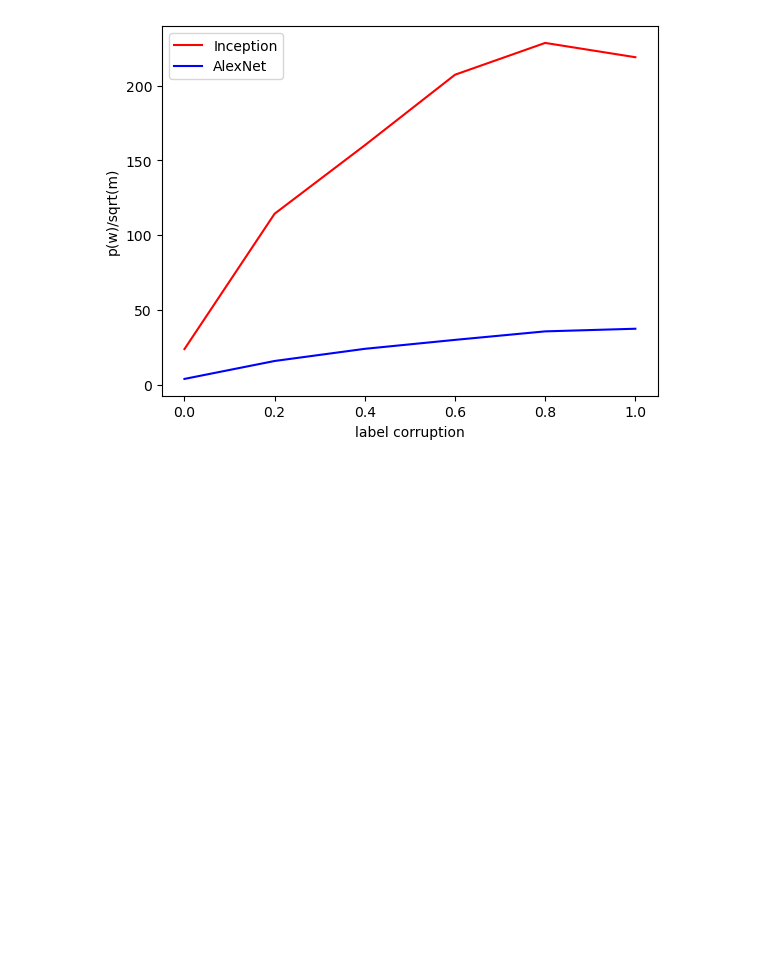
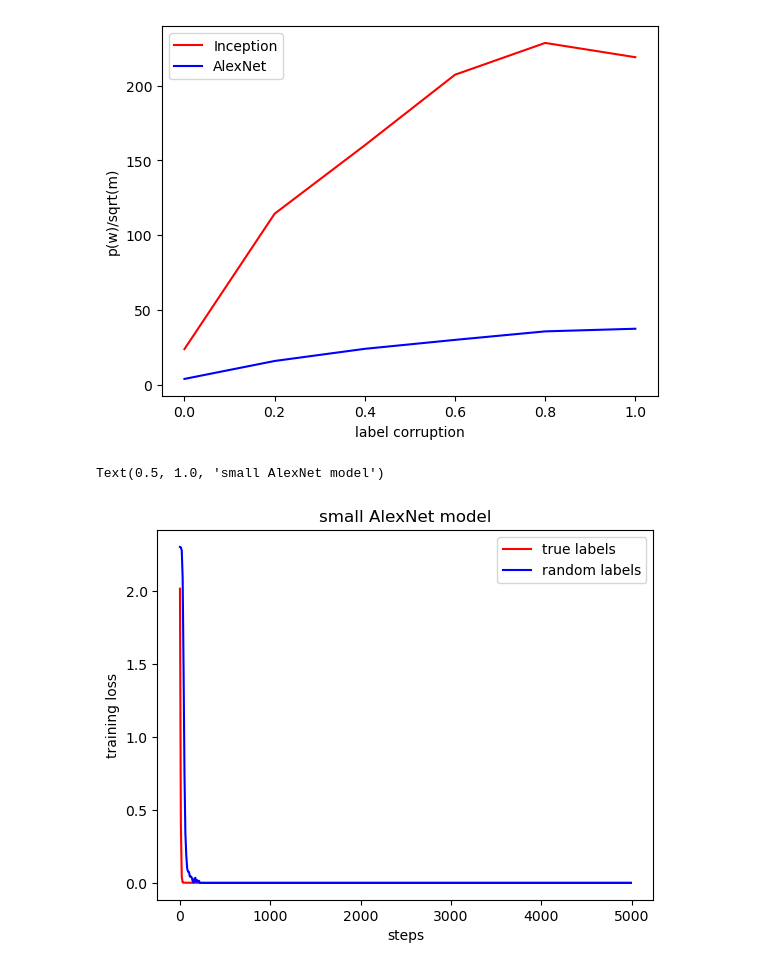
Before and after one commit to wsshen/MachineLearning, a Jupyter notebook: CIFAR/norm_plot.ipynb, the cells around one changed output. Cells and saved outputs as stored; diff of their text form; code cells hidden in the pictures; blank space fills up the shorter version.

```diff
--- a/CIFAR/norm_plot.ipynb
+++ b/CIFAR/norm_plot.ipynb
@@ -253,34 +259,52 @@ for i in range(len(sub_folder00)):
 norm = norm/np.sqrt(50000)
 
 plt.plot(np.arange(0,1.2,0.2),norm,'r')
+norm = np.zeros(len(sub_folder01))
+for i in range(len(sub_folder01)):
+    directory = dir01 + os.sep + sub_folder01[i]
+    weights_dir = directory + os.sep + file_weights
+    model = AlexnetSmall(3)
+    model.load_state_dict(torch.load(weights_dir,weights_only=True))
+
+    for param in model.parameters():
+        norm[i] +=np.sum(torch.detach(param).numpy()**2)
+norm = norm/np.sqrt(50000)
+plt.plot(np.arange(0,1.2,0.2),norm,'b')
+
+plt.legend(['Inception','AlexNet'])
+plt.xlabel('label corruption')
+plt.ylabel('p(w)/sqrt(m)')
 # %% [output]
 Text(0, 0.5, 'p(w)/sqrt(m)')
 [figure]
 # %%
 losses = []
 plt.figure()
 for i in result_samples:
     file_results = 'file'+str(i)+'.pkl'
-    directory = dir00 + os.sep + sub_folder00[0]
+    directory = dir01 + os.sep + sub_folder01[0]
     results_dir = directory + os.sep + file_results
     with open(results_dir,'rb') as f:
         results = pickle.load(f)
     losses.append(results[1])
 losses = np.array(losses)
 
 plt.plot(result_samples,losses,'r')
 
 losses = []
 for i in result_samples:
     file_results = 'file'+str(i)+'.pkl'
-    directory = dir00 + os.sep + sub_folder00[5]
+    directory = dir01 + os.sep + sub_folder01[5]
     results_dir = directory + os.sep + file_results
     with open(results_dir,'rb') as f:
         results = pickle.load(f)
     losses.append(results[1])
 losses = np.array(losses)
 plt.plot(result_samples,losses,'b')
 plt.legend(['true labels','random labels'])
 plt.xlabel('steps')
 plt.ylabel('training loss')
-plt.title('small Inception model')
+plt.title('small AlexNet model')
+# %% [output]
+Text(0.5, 1.0, 'small AlexNet model')
+[figure, added]
```
Also changed, not shown: parts of 2 cells of this notebook, 3 other files.
